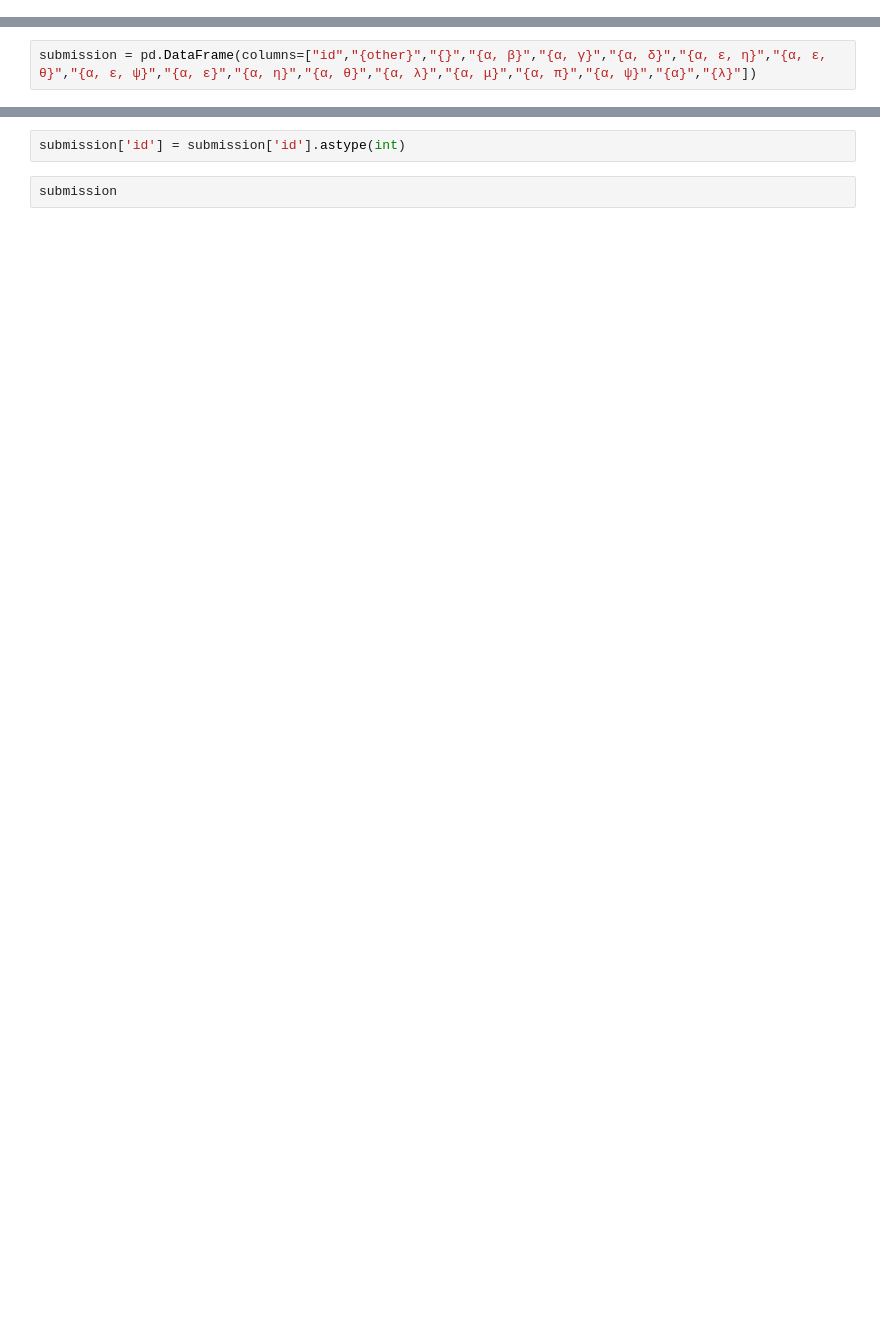
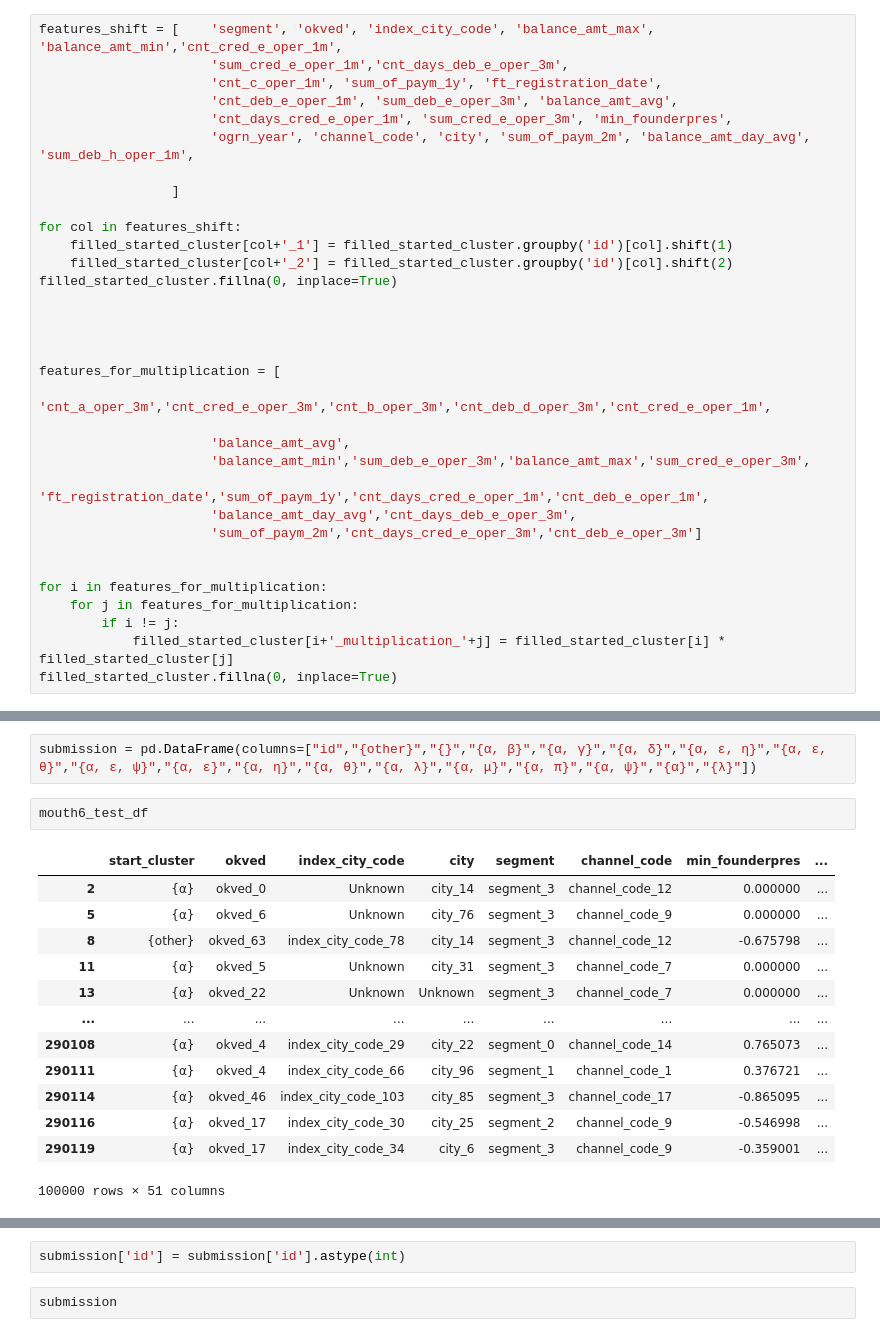
Before and after one commit to HeGZom/Alfa, a Jupyter notebook: main_1.ipynb, the cells around one changed output, grey strips where cells are left out. Saved outputs shown, nothing was run; the diff lists cells and outputs as text; blank space fills up the shorter version.

```diff
--- a/main_1.ipynb
+++ b/main_1.ipynb
@@ -249,0 +919,33 @@ df_test_predicted_end_cluster.loc[:, 'start_cluster'] = df_test_predicted_end_cl
+# %%
+features_shift = [    'segment', 'okved', 'index_city_code', 'balance_amt_max', 'balance_amt_min','cnt_cred_e_oper_1m',
+                      'sum_cred_e_oper_1m','cnt_days_deb_e_oper_3m',
+                      'cnt_c_oper_1m', 'sum_of_paym_1y', 'ft_registration_date',
+                      'cnt_deb_e_oper_1m', 'sum_deb_e_oper_3m', 'balance_amt_avg',
+                      'cnt_days_cred_e_oper_1m', 'sum_cred_e_oper_3m', 'min_founderpres',
+                      'ogrn_year', 'channel_code', 'city', 'sum_of_paym_2m', 'balance_amt_day_avg', 'sum_deb_h_oper_1m',
+
+                 ]
+
+for col in features_shift:
+    filled_started_cluster[col+'_1'] = filled_started_cluster.groupby('id')[col].shift(1)
+    filled_started_cluster[col+'_2'] = filled_started_cluster.groupby('id')[col].shift(2)
+filled_started_cluster.fillna(0, inplace=True)
+
+
+
+
+features_for_multiplication = [
+                      'cnt_a_oper_3m','cnt_cred_e_oper_3m','cnt_b_oper_3m','cnt_deb_d_oper_3m','cnt_cred_e_oper_1m',
+
+                      'balance_amt_avg',
+                      'balance_amt_min','sum_deb_e_oper_3m','balance_amt_max','sum_cred_e_oper_3m',
+                      'ft_registration_date','sum_of_paym_1y','cnt_days_cred_e_oper_1m','cnt_deb_e_oper_1m',
+                      'balance_amt_day_avg','cnt_days_deb_e_oper_3m',
+                      'sum_of_paym_2m','cnt_days_cred_e_oper_3m','cnt_deb_e_oper_3m']
+
+
+for i in features_for_multiplication:
+    for j in features_for_multiplication:
+        if i != j:
+            filled_started_cluster[i+'_multiplication_'+j] = filled_started_cluster[i] * filled_started_cluster[j]
+filled_started_cluster.fillna(0, inplace=True)
@@ -250,2 +1062,18 @@ df_test_predicted_end_cluster.loc[:, 'start_cluster'] = df_test_predicted_end_cl
 # %%
 submission = pd.DataFrame(columns=["id","{other}","{}","{α, β}","{α, γ}","{α, δ}","{α, ε, η}","{α, ε, θ}","{α, ε, ψ}","{α, ε}","{α, η}","{α, θ}","{α, λ}","{α, μ}","{α, π}","{α, ψ}","{α}","{λ}"])
+# %%
+mouth6_test_df
+# %% [output]
+|  | start_cluster | okved | index_city_code | city | segment | channel_code | min_founderpres | ... |
+| 2 | {α} | okved_0 | Unknown | city_14 | segment_3 | channel_code_12 | 0.000000 | ... |
+| 5 | {α} | okved_6 | Unknown | city_76 | segment_3 | channel_code_9 | 0.000000 | ... |
+| 8 | {other} | okved_63 | index_city_code_78 | city_14 | segment_3 | channel_code_12 | -0.675798 | ... |
+| 11 | {α} | okved_5 | Unknown | city_31 | segment_3 | channel_code_7 | 0.000000 | ... |
+| 13 | {α} | okved_22 | Unknown | Unknown | segment_3 | channel_code_7 | 0.000000 | ... |
+| ... | ... | ... | ... | ... | ... | ... | ... | ... |
+| 290108 | {α} | okved_4 | index_city_code_29 | city_22 | segment_0 | channel_code_14 | 0.765073 | ... |
+| 290111 | {α} | okved_4 | index_city_code_66 | city_96 | segment_1 | channel_code_1 | 0.376721 | ... |
+| 290114 | {α} | okved_46 | index_city_code_103 | city_85 | segment_3 | channel_code_17 | -0.865095 | ... |
+| 290116 | {α} | okved_17 | index_city_code_30 | city_25 | segment_2 | channel_code_9 | -0.546998 | ... |
+| 290119 | {α} | okved_17 | index_city_code_34 | city_6 | segment_3 | channel_code_9 | -0.359001 | ... |
+100000 rows × 51 columns
```
Also changed, not shown: parts of 100 cells of this notebook.
